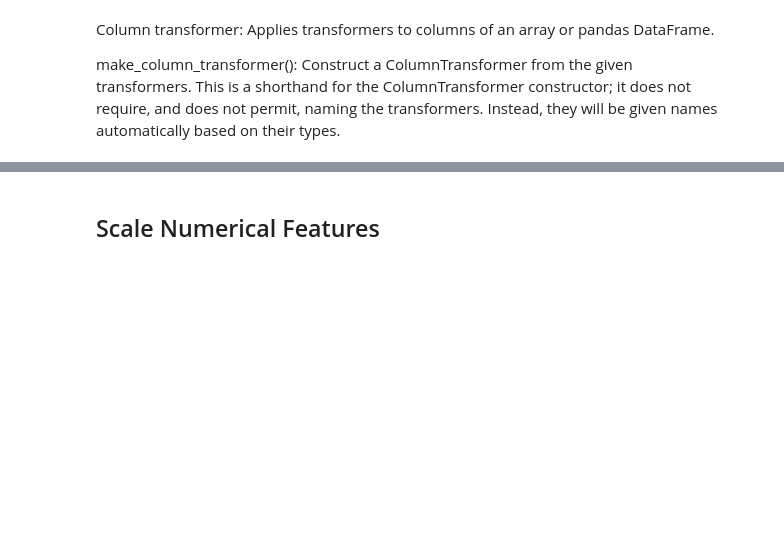
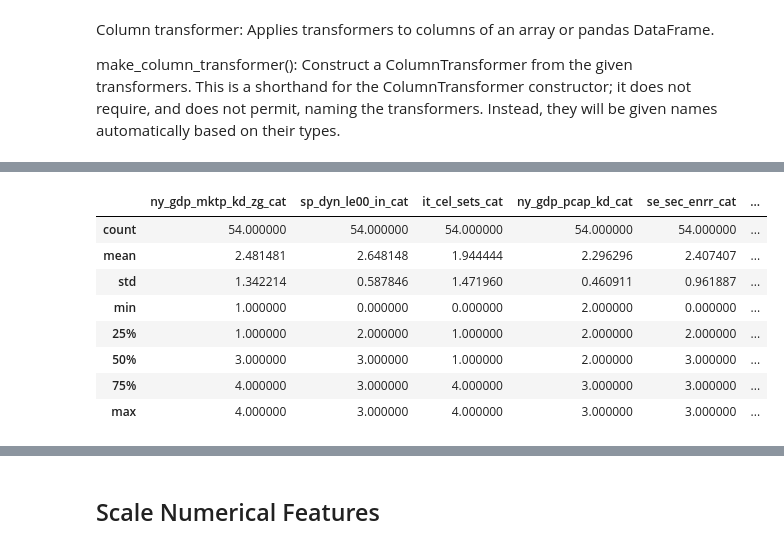
Before and after one commit to alejo-cuello/research-on-argentina, a Jupyter notebook: notebooks/0.4-alejo-process_data.ipynb, the cells around one changed output, grey strips where cells are left out. Saved outputs shown, nothing was run; the diff lists cells and outputs as text; code cells hidden in the pictures; blank space fills up the shorter version.

```diff
--- a/notebooks/0.4-alejo-process_data.ipynb
+++ b/notebooks/0.4-alejo-process_data.ipynb
@@ -228,3 +209,15 @@ arg_di_df_transformed[categorical_cols].head(5)
 | 2 | 2.0 | 2.0 | 0.0 | 2.0 | 2.0 | ... |
 | 3 | 3.0 | 2.0 | 0.0 | 2.0 | 2.0 | ... |
 | 4 | 4.0 | 2.0 | 0.0 | 2.0 | 2.0 | ... |
+# %%
+arg_di_df_transformed[categorical_cols].describe()
+# %% [output]
+|  | ny_gdp_mktp_kd_zg_cat | sp_dyn_le00_in_cat | it_cel_sets_cat | ny_gdp_pcap_kd_cat | se_sec_enrr_cat | ... |
+| count | 54.000000 | 54.000000 | 54.000000 | 54.000000 | 54.000000 | ... |
+| mean | 2.481481 | 2.648148 | 1.944444 | 2.296296 | 2.407407 | ... |
+| std | 1.342214 | 0.587846 | 1.471960 | 0.460911 | 0.961887 | ... |
+| min | 1.000000 | 0.000000 | 0.000000 | 2.000000 | 0.000000 | ... |
+| 25% | 1.000000 | 2.000000 | 1.000000 | 2.000000 | 2.000000 | ... |
+| 50% | 3.000000 | 3.000000 | 1.000000 | 2.000000 | 3.000000 | ... |
+| 75% | 4.000000 | 3.000000 | 4.000000 | 3.000000 | 3.000000 | ... |
+| max | 4.000000 | 3.000000 | 4.000000 | 3.000000 | 3.000000 | ... |
```
Also changed, not shown: parts of 18 cells of this notebook, 2 other files.
